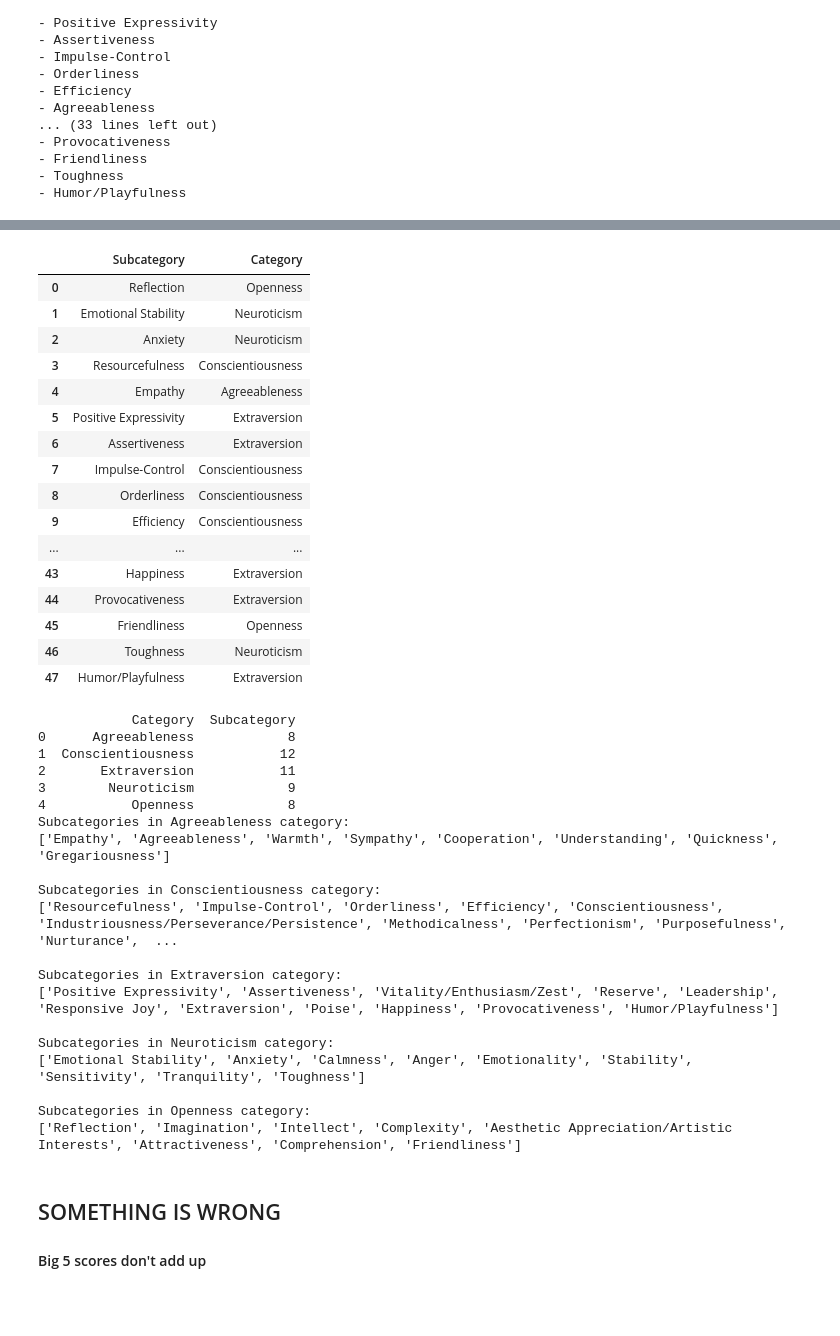
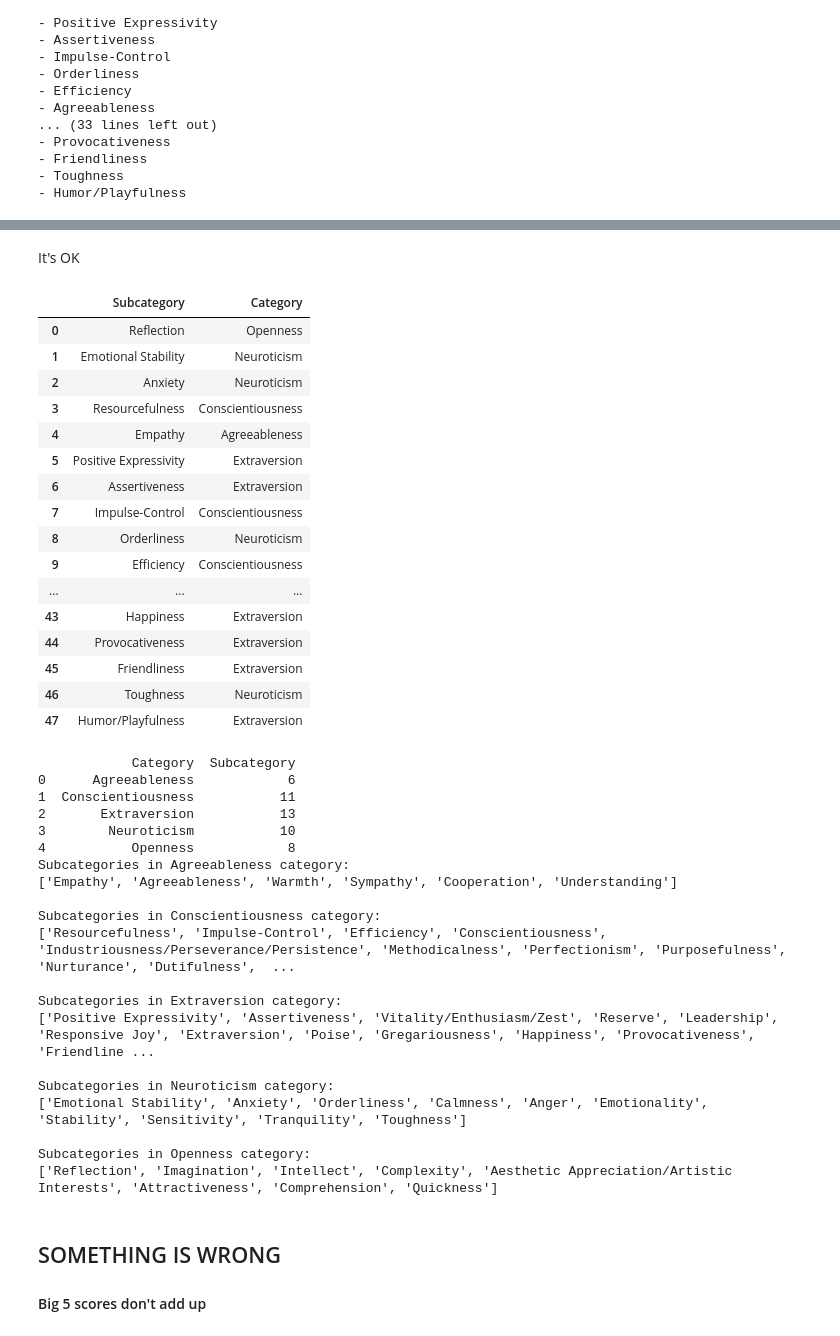
Before and after one commit to carleondel/mixmosa-anonymized-data, a Jupyter notebook: data analysis/Big5_clarification.ipynb, the cells around one changed output, grey strips where cells are left out. Saved outputs shown, nothing was run; the diff lists cells and outputs as text; code cells hidden in the pictures; blank space fills up the shorter version.

```diff
--- a/data analysis/Big5_clarification.ipynb
+++ b/data analysis/Big5_clarification.ipynb
@@ -58,11 +83,11 @@ personality_subcategories = questions[questions['category'] == 'Personality']['s
 # Create a list of Big Five categories corresponding to each subcategory
 big_five_categories = [
     'Openness', 'Neuroticism', 'Neuroticism', 'Conscientiousness', 'Agreeableness', 'Extraversion', 'Extraversion', 'Conscientiousness',
-    'Conscientiousness', 'Conscientiousness', 'Agreeableness', 'Neuroticism', 'Conscientiousness', 'Openness', 'Extraversion', 'Neuroticism', 'Agreeableness',
+    'Neuroticism', 'Conscientiousness', 'Agreeableness', 'Neuroticism', 'Conscientiousness', 'Openness', 'Extraversion', 'Neuroticism', 'Agreeableness',
     'Openness', 'Conscientiousness', 'Agreeableness', 'Agreeableness', 'Neuroticism', 'Agreeableness', 'Conscientiousness', 'Extraversion',
     'Extraversion', 'Openness', 'Neuroticism', 'Neuroticism', 'Extraversion', 'Openness', 'Openness', 'Openness', 'Extraversion', 'Extraversion', 'Neuroticism',
-    'Conscientiousness', 'Conscientiousness', 'Conscientiousness', 'Agreeableness', 'Conscientiousness', 'Conscientiousness', 'Agreeableness', 'Extraversion',
-    'Extraversion', 'Openness', 'Neuroticism', 'Extraversion'
+    'Conscientiousness', 'Conscientiousness', 'Conscientiousness', 'Openness', 'Conscientiousness', 'Conscientiousness', 'Extraversion', 'Extraversion',
+    'Extraversion', 'Extraversion', 'Neuroticism', 'Extraversion'
 ]
 
 # Create a DataFrame
@@ -70,21 +202,23 @@ big5 = pd.DataFrame({'Subcategory': personality_subcategories, 'Category': big_f
+# %% [markdown]
+It's OK
 # %%
-big5
+big5[['Subcategory','Category']]
 # %% [output]
 |  | Subcategory | Category |
 | 0 | Reflection | Openness |
 | 1 | Emotional Stability | Neuroticism |
 | 2 | Anxiety | Neuroticism |
 | 3 | Resourcefulness | Conscientiousness |
 | 4 | Empathy | Agreeableness |
 | 5 | Positive Expressivity | Extraversion |
 | 6 | Assertiveness | Extraversion |
 | 7 | Impulse-Control | Conscientiousness |
-| 8 | Orderliness | Conscientiousness |
+| 8 | Orderliness | Neuroticism |
 | 9 | Efficiency | Conscientiousness |
 | ... | ... | ... |
 | 43 | Happiness | Extraversion |
 | 44 | Provocativeness | Extraversion |
-| 45 | Friendliness | Openness |
+| 45 | Friendliness | Extraversion |
 | 46 | Toughness | Neuroticism |
 | 47 | Humor/Playfulness | Extraversion |
 # %%
@@ -101,25 +235,25 @@ for category, subcategories in big5.groupby('Category')['Subcategory']:
     print()
 # %% [output]
             Category  Subcategory
-0      Agreeableness            8
-1  Conscientiousness           12
-2       Extraversion           11
-3        Neuroticism            9
+0      Agreeableness            6
+1  Conscientiousness           11
+2       Extraversion           13
+3        Neuroticism           10
 4           Openness            8
 Subcategories in Agreeableness category:
-['Empathy', 'Agreeableness', 'Warmth', 'Sympathy', 'Cooperation', 'Understanding', 'Quickness', 'Gregariousness']
+['Empathy', 'Agreeableness', 'Warmth', 'Sympathy', 'Cooperation', 'Understanding']
 
 Subcategories in Conscientiousness category:
-['Resourcefulness', 'Impulse-Control', 'Orderliness', 'Efficiency', 'Conscientiousness', 'Industriousness/Perseverance/Persistence', 'Methodicalness', 'Perfectionism', 'Purposefulness', 'Nurturance',  ...
+['Resourcefulness', 'Impulse-Control', 'Efficiency', 'Conscientiousness', 'Industriousness/Perseverance/Persistence', 'Methodicalness', 'Perfectionism', 'Purposefulness', 'Nurturance', 'Dutifulness',  ...
 
 Subcategories in Extraversion category:
-['Positive Expressivity', 'Assertiveness', 'Vitality/Enthusiasm/Zest', 'Reserve', 'Leadership', 'Responsive Joy', 'Extraversion', 'Poise', 'Happiness', 'Provocativeness', 'Humor/Playfulness']
+['Positive Expressivity', 'Assertiveness', 'Vitality/Enthusiasm/Zest', 'Reserve', 'Leadership', 'Responsive Joy', 'Extraversion', 'Poise', 'Gregariousness', 'Happiness', 'Provocativeness', 'Friendline ...
 
 Subcategories in Neuroticism category:
-['Emotional Stability', 'Anxiety', 'Calmness', 'Anger', 'Emotionality', 'Stability', 'Sensitivity', 'Tranquility', 'Toughness']
+['Emotional Stability', 'Anxiety', 'Orderliness', 'Calmness', 'Anger', 'Emotionality', 'Stability', 'Sensitivity', 'Tranquility', 'Toughness']
 
 Subcategories in Openness category:
-['Reflection', 'Imagination', 'Intellect', 'Complexity', 'Aesthetic Appreciation/Artistic Interests', 'Attractiveness', 'Comprehension', 'Friendliness']
+['Reflection', 'Imagination', 'Intellect', 'Complexity', 'Aesthetic Appreciation/Artistic Interests', 'Attractiveness', 'Comprehension', 'Quickness']
 # %% [markdown]
 ## SOMETHING IS WRONG
 #### Big 5 scores don't add up
```
Also changed, not shown: parts of 17 cells of this notebook.
